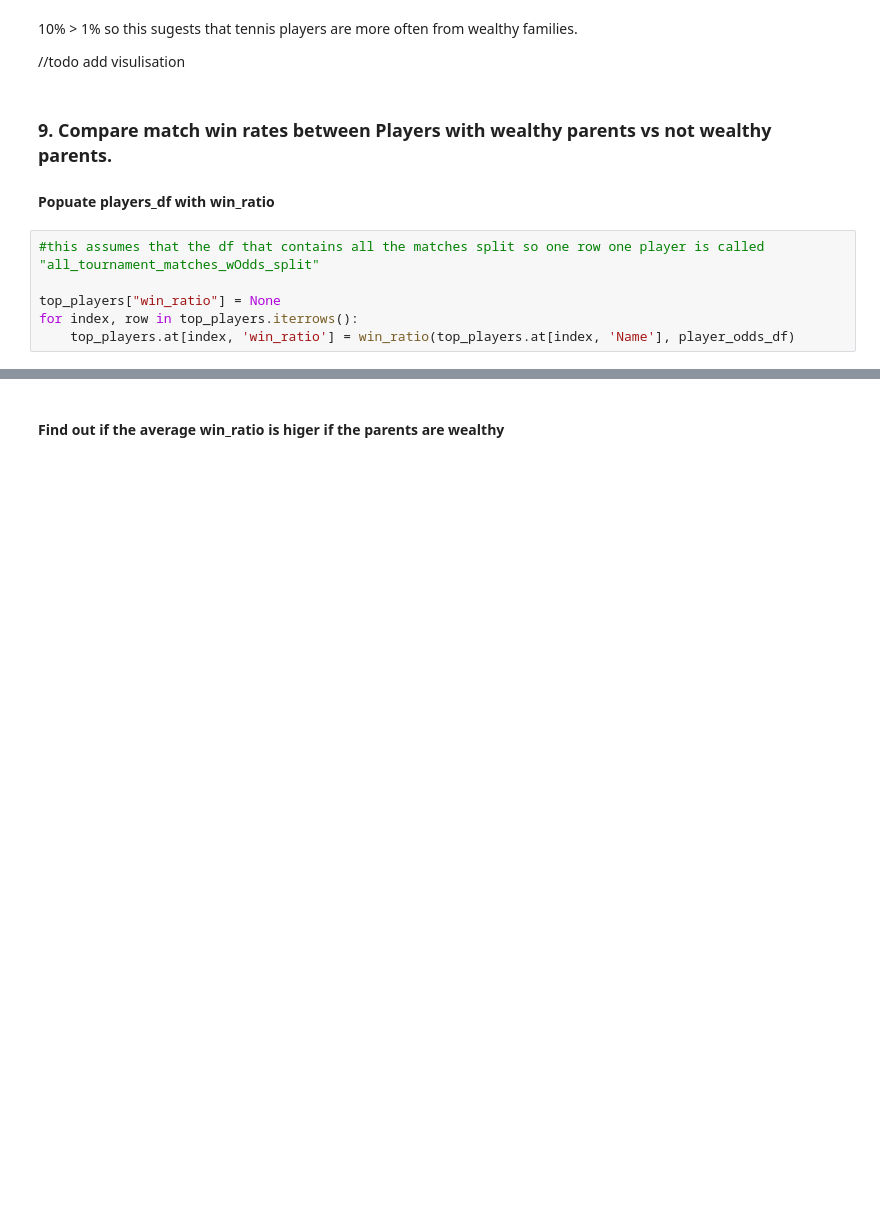
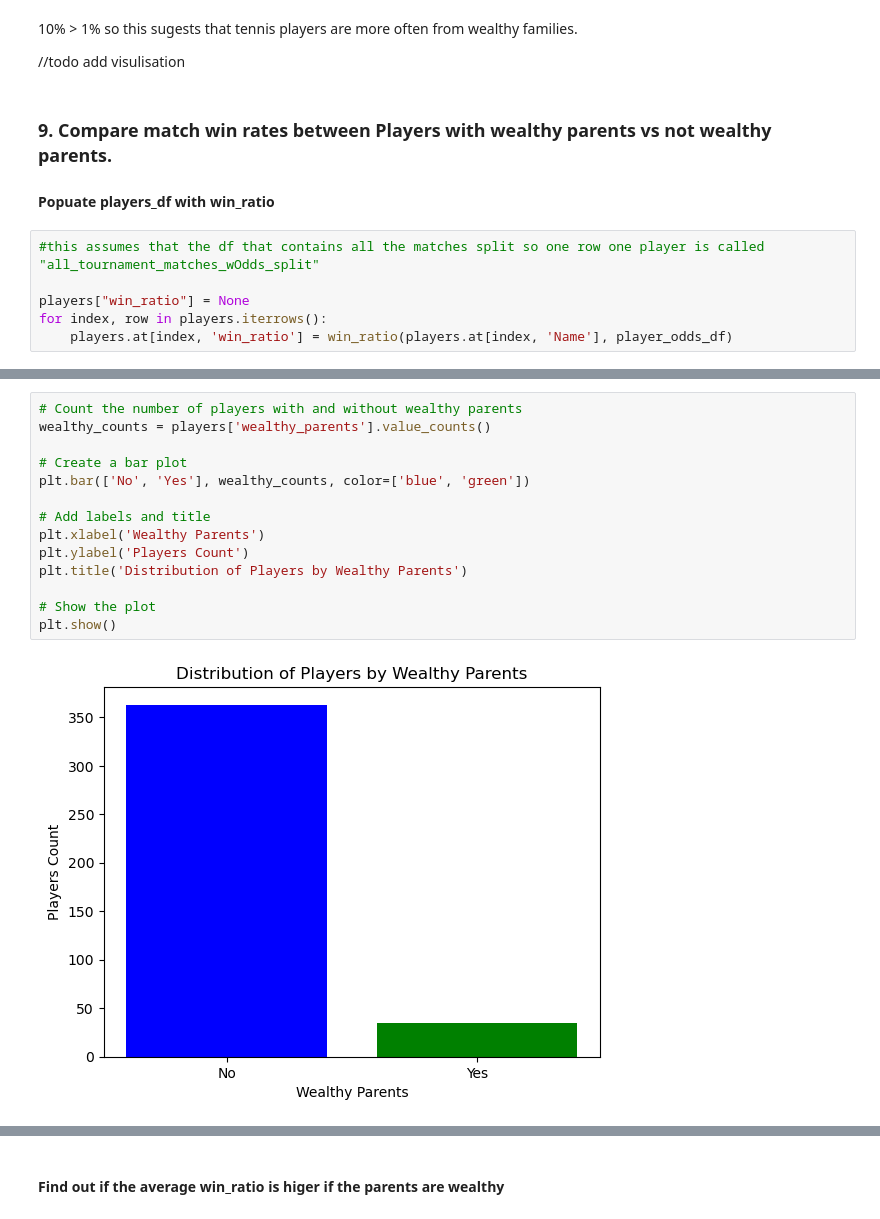
Before and after one commit to mmmcustard/analytics158739, a Jupyter notebook: 158739Assignment4.ipynb, the cells around one changed output, grey strips where cells are left out. Saved outputs shown, nothing was run; the diff lists cells and outputs as text; blank space fills up the shorter version.

Commit message:
add some plots to #9

```diff
--- a/158739Assignment4.ipynb
+++ b/158739Assignment4.ipynb
@@ -561,6 +561,6 @@ percentage_wealthy
 # %%
 #this assumes that the df that contains all the matches split so one row one player is called "all_tournament_matches_wOdds_split"
 
-top_players["win_ratio"] = None
-for index, row in top_players.iterrows():
-    top_players.at[index, 'win_ratio'] = win_ratio(top_players.at[index, 'Name'], player_odds_df)
+players["win_ratio"] = None
+for index, row in players.iterrows():
+    players.at[index, 'win_ratio'] = win_ratio(players.at[index, 'Name'], player_odds_df)
@@ -566,0 +576,16 @@ for index, row in top_players.iterrows():
+# %%
+# Count the number of players with and without wealthy parents
+wealthy_counts = players['wealthy_parents'].value_counts()
+
+# Create a bar plot
+plt.bar(['No', 'Yes'], wealthy_counts, color=['blue', 'green'])
+
+# Add labels and title
+plt.xlabel('Wealthy Parents')
+plt.ylabel('Players Count')
+plt.title('Distribution of Players by Wealthy Parents')
+
+# Show the plot
+plt.show()
+# %% [output]
+[figure, added]
```
Also changed, not shown: parts of 14 cells of this notebook.
